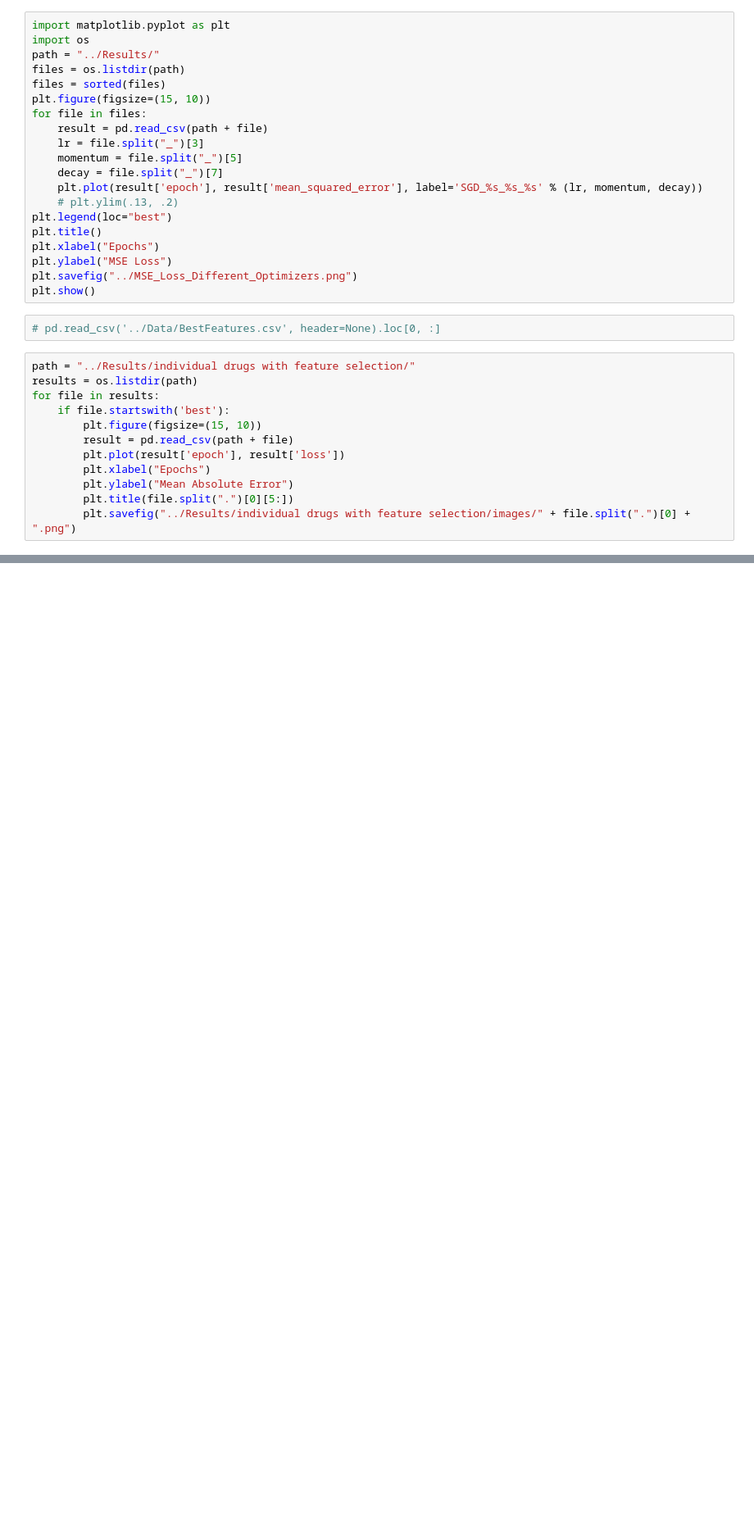
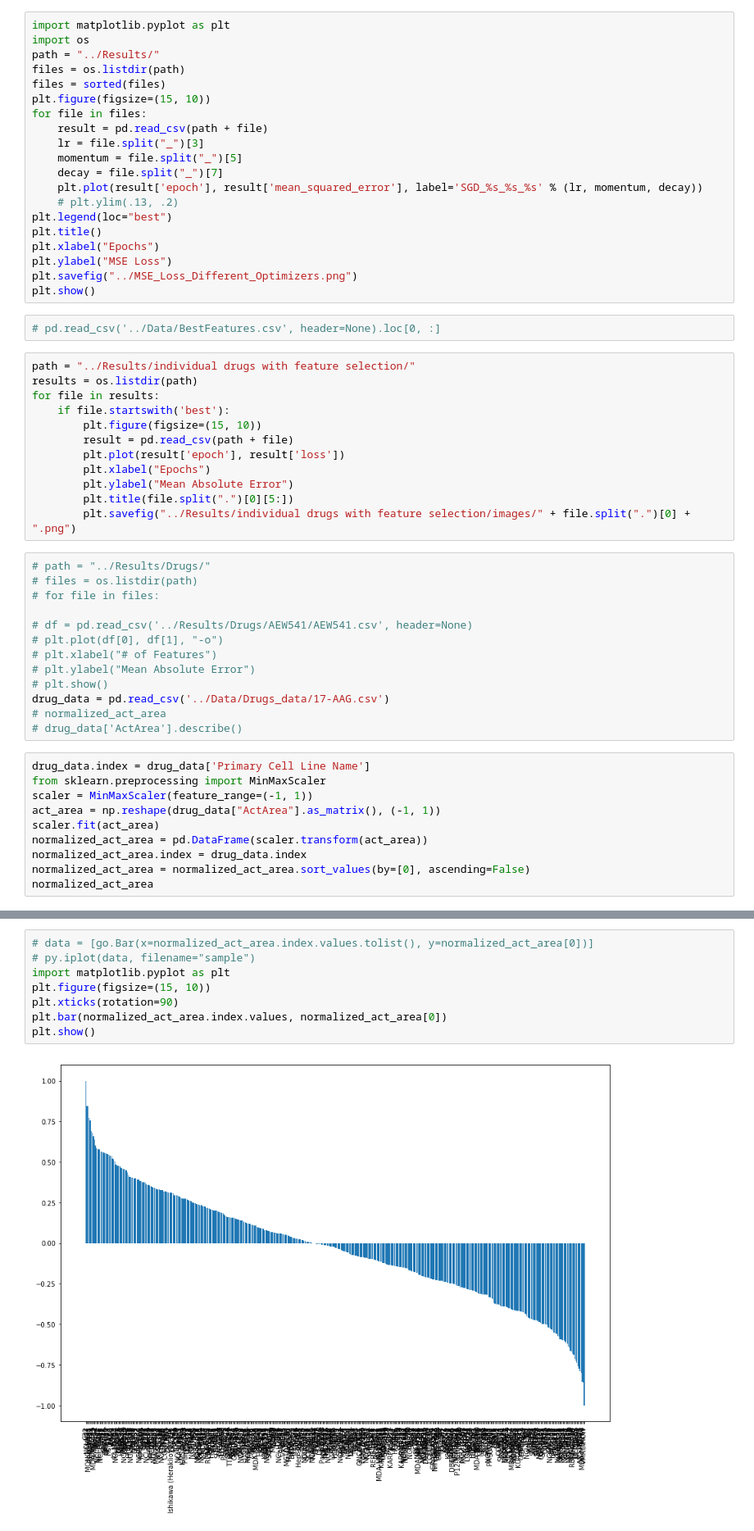
Before and after one commit to Naghipourfar/CCLE, a Jupyter notebook: Code/DataAnalysis.ipynb, the cells around one changed output, grey strips where cells are left out. Shown at 82% size. Drawn from its saved outputs; the diff is of its cells as text; blank space fills up the shorter version.

```diff
--- a/Code/DataAnalysis.ipynb
+++ b/Code/DataAnalysis.ipynb
@@ -302,3 +302,26 @@ for file in results:
         plt.ylabel("Mean Absolute Error")
         plt.title(file.split(".")[0][5:])
         plt.savefig("../Results/individual drugs with feature selection/images/" + file.split(".")[0] + ".png")
+# %%
+# path = "../Results/Drugs/"
+# files = os.listdir(path)
+# for file in files:
+
+# df = pd.read_csv('../Results/Drugs/AEW541/AEW541.csv', header=None)
+# plt.plot(df[0], df[1], "-o")
+# plt.xlabel("# of Features")
+# plt.ylabel("Mean Absolute Error")
+# plt.show()
+drug_data = pd.read_csv('../Data/Drugs_data/17-AAG.csv')
+# normalized_act_area
+# drug_data['ActArea'].describe()
+# %%
+drug_data.index = drug_data['Primary Cell Line Name']
+from sklearn.preprocessing import MinMaxScaler
+scaler = MinMaxScaler(feature_range=(-1, 1))
+act_area = np.reshape(drug_data["ActArea"].as_matrix(), (-1, 1))
+scaler.fit(act_area)
+normalized_act_area = pd.DataFrame(scaler.transform(act_area))
+normalized_act_area.index = drug_data.index
+normalized_act_area = normalized_act_area.sort_values(by=[0], ascending=False)
+normalized_act_area
@@ -304,0 +348,10 @@ for file in results:
+# %%
+# data = [go.Bar(x=normalized_act_area.index.values.tolist(), y=normalized_act_area[0])]
+# py.iplot(data, filename="sample")
+import matplotlib.pyplot as plt
+plt.figure(figsize=(15, 10))
+plt.xticks(rotation=90)
+plt.bar(normalized_act_area.index.values, normalized_act_area[0])
+plt.show()
+# %% [output]
+[figure, added]
```
Also changed, not shown: parts of 4 cells of this notebook, 1 other file.
